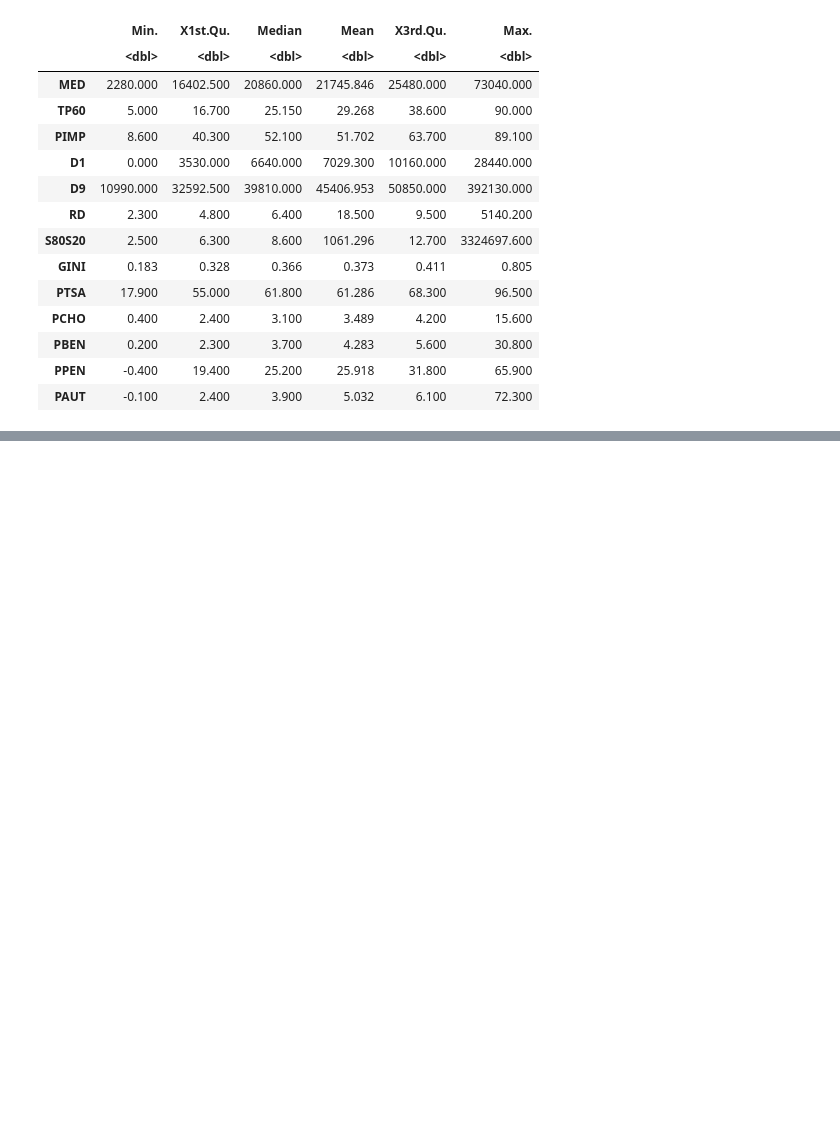
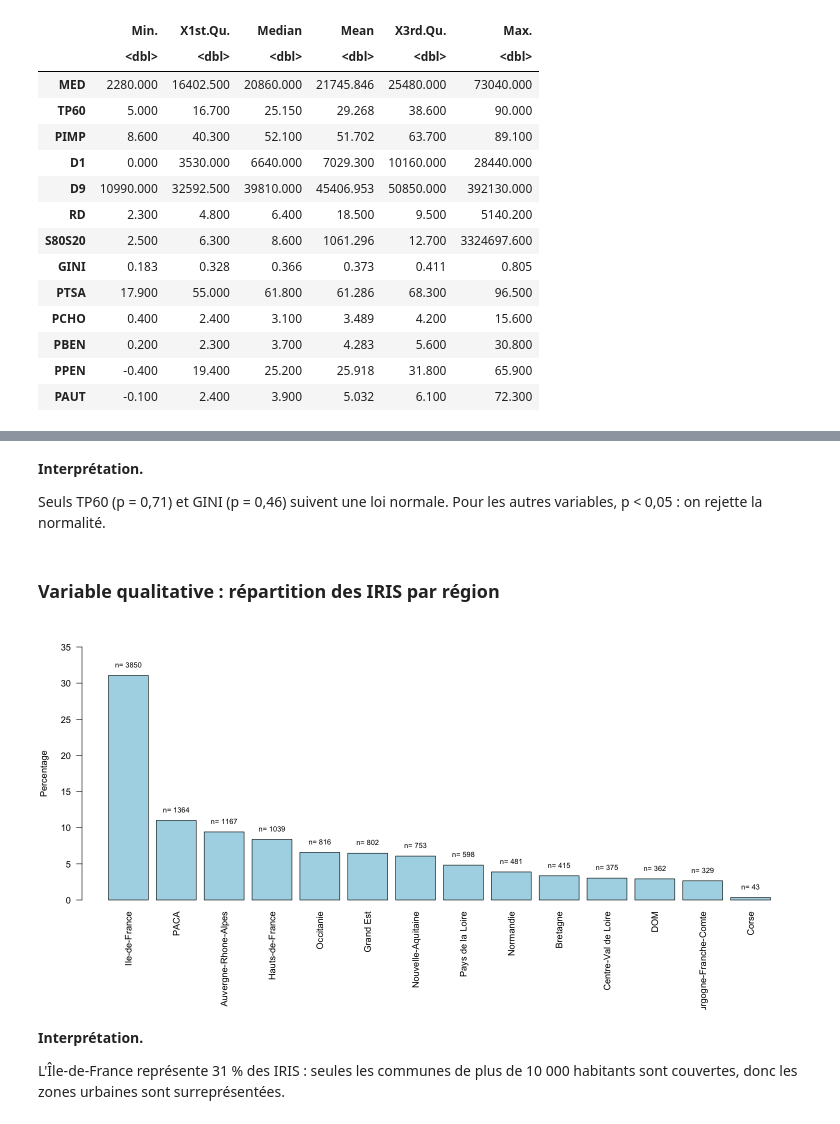
Before and after one commit to Vic-Warden/France-Income-Disparities, a Jupyter notebook: project.ipynb, the cells around one changed output, grey strips where cells are left out. Saved outputs shown, nothing was run; the diff lists cells and outputs as text; code cells hidden in the pictures; blank space fills up the shorter version.

```diff
--- a/project.ipynb
+++ b/project.ipynb
@@ -315,0 +360,26 @@ A data.frame: 13 × 6
+# %% [markdown]
+**Interprétation.**
+
+Seuls TP60 (p = 0,71) et GINI (p = 0,46) suivent une loi normale. Pour les autres variables, p < 0,05 : on rejette la normalité.
+# %% [markdown]
+### Variable qualitative : répartition des IRIS par région
+# %%
+# Visualization of regional distribution
+options(repr.plot.width = 14, repr.plot.height = 7)
+Region = rename_columns$REGION
+
+# Count the number of IRIS in each region
+counts <- sort(table(Region), decreasing = TRUE)
+percentages <- 100 * counts / length(Region)
+par(mar = c(10, 4, 2, 1))
+
+# Create a bar plot of the percentages of IRIS in each region
+bp <- barplot(percentages, ylab = "Percentage", col = "lightblue", las = 2, ylim = c(0, 35))
+text(x = bp, y = percentages + 1.5, paste("n=", counts), cex = 0.8)
+par(mar = c(5, 4, 4, 2))
+# %% [output]
+[figure, added]
+# %% [markdown]
+**Interprétation.**
+
+L'Île-de-France représente 31 % des IRIS : seules les communes de plus de 10 000 habitants sont couvertes, donc les zones urbaines sont surreprésentées.
```
Also changed, not shown: parts of 4 cells of this notebook.
